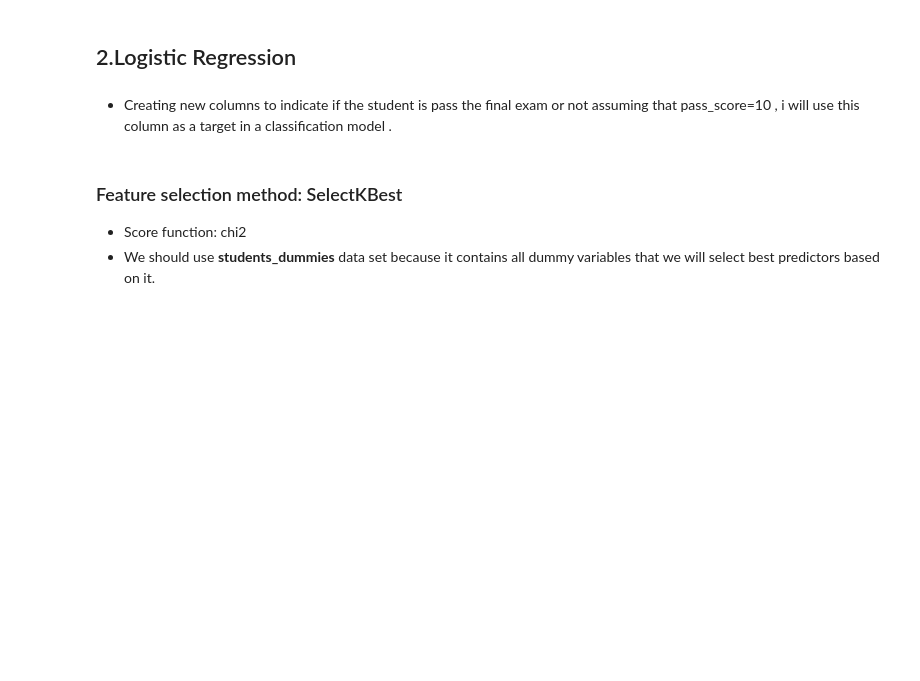
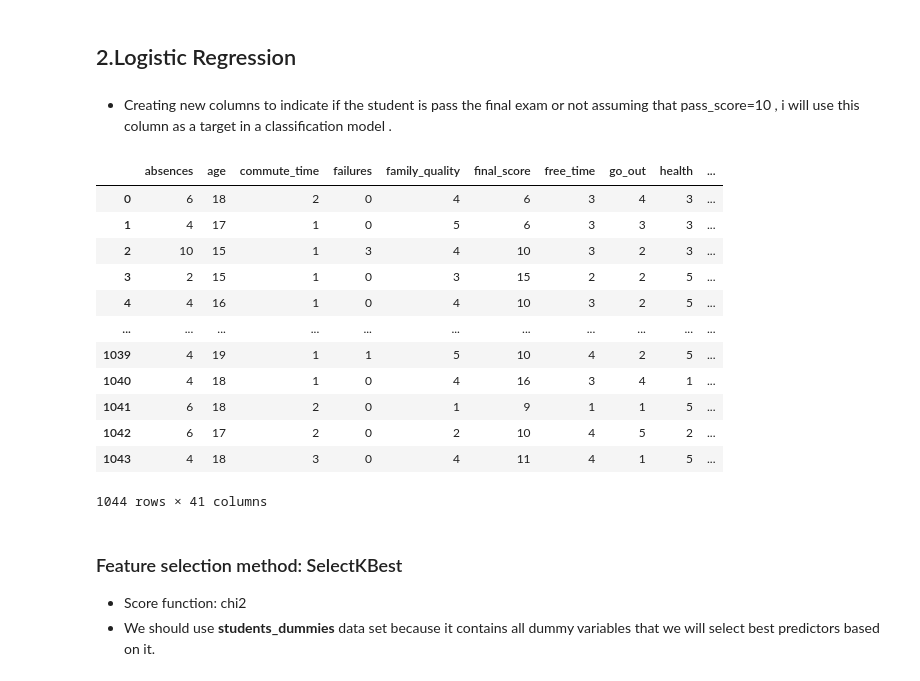
Before and after one commit to AdelAltuwaijri/StudentsPerformanceAnalysis, a Jupyter notebook: Students Performance Analysis.ipynb, the cells around one changed output. Saved outputs shown, nothing was run; the diff lists cells and outputs as text; code cells hidden in the pictures; blank space fills up the shorter version.

```diff
--- a/Students Performance Analysis.ipynb
+++ b/Students Performance Analysis.ipynb
@@ -824,6 +826,21 @@ predictions.sample(n=100)
 - Creating new columns to indicate if the student is pass the final exam or not assuming that pass_score=10 , i will use this column as a target in a classification model .
 # %%
 students_dummies['pass'] = students_final.apply(lambda row: row.final_score > pass_score, axis=1)
+students_dummies
+# %% [output]
+|  | absences | age | commute_time | failures | family_quality | final_score | free_time | go_out | health | ... |
+| 0 | 6 | 18 | 2 | 0 | 4 | 6 | 3 | 4 | 3 | ... |
+| 1 | 4 | 17 | 1 | 0 | 5 | 6 | 3 | 3 | 3 | ... |
+| 2 | 10 | 15 | 1 | 3 | 4 | 10 | 3 | 2 | 3 | ... |
+| 3 | 2 | 15 | 1 | 0 | 3 | 15 | 2 | 2 | 5 | ... |
+| 4 | 4 | 16 | 1 | 0 | 4 | 10 | 3 | 2 | 5 | ... |
+| ... | ... | ... | ... | ... | ... | ... | ... | ... | ... | ... |
+| 1039 | 4 | 19 | 1 | 1 | 5 | 10 | 4 | 2 | 5 | ... |
+| 1040 | 4 | 18 | 1 | 0 | 4 | 16 | 3 | 4 | 1 | ... |
+| 1041 | 6 | 18 | 2 | 0 | 1 | 9 | 1 | 1 | 5 | ... |
+| 1042 | 6 | 17 | 2 | 0 | 2 | 10 | 4 | 5 | 2 | ... |
+| 1043 | 4 | 18 | 3 | 0 | 4 | 11 | 4 | 1 | 5 | ... |
+1044 rows × 41 columns
 # %% [markdown]
 ### Feature selection method: SelectKBest
 
```
Also changed, not shown: parts of 11 cells of this notebook, 7 other files.
